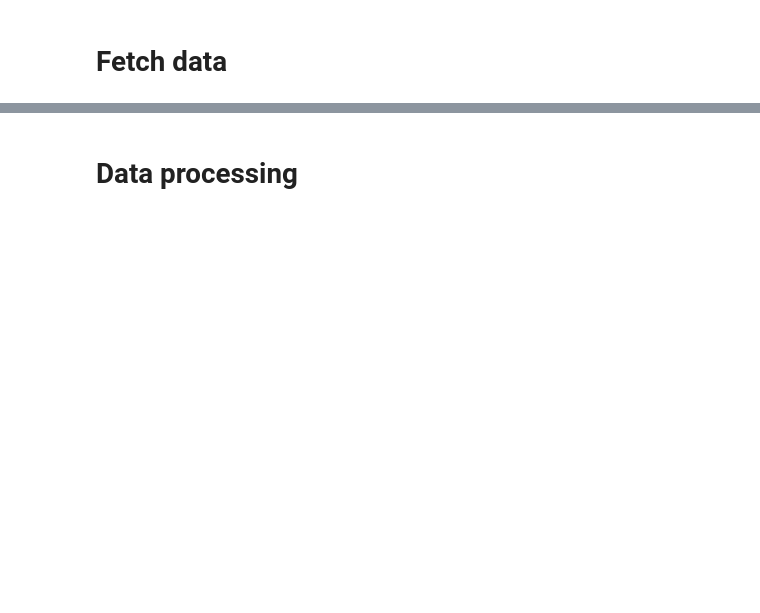
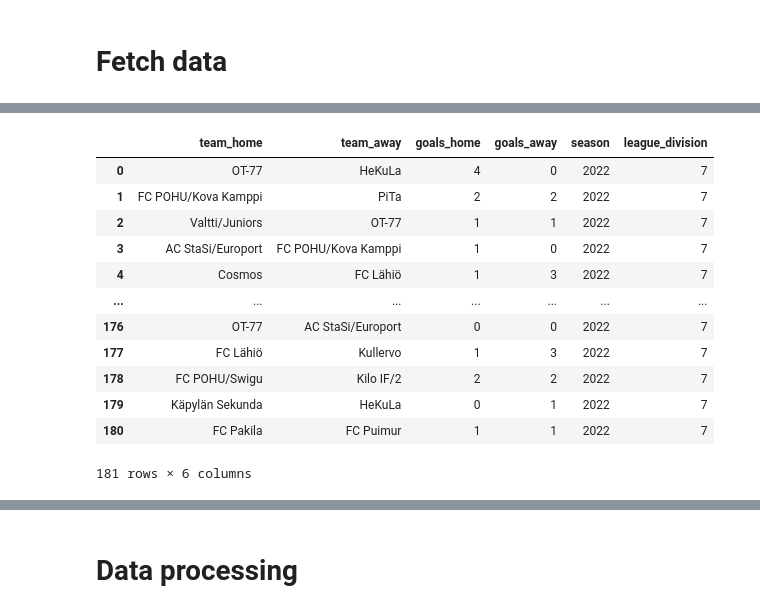
Before and after one commit to jaksticks/match_prediction, a Jupyter notebook: notebooks/palloliitto_big_scrape.ipynb, the cells around one changed output, grey strips where cells are left out. Cells and saved outputs as stored; diff of their text form; code cells hidden in the pictures; blank space fills up the shorter version.

```diff
--- a/notebooks/palloliitto_big_scrape.ipynb
+++ b/notebooks/palloliitto_big_scrape.ipynb
@@ -242,0 +108,22 @@ df.to_csv('../data/results/finland_6_7_divisions_results_2023_2025.csv', index=F
+# %%
+driver = initialize_webdriver(f'https://tulospalvelu.palloliitto.fi/category/M7!etejp22/results') # all results
+scroll_page(driver)
+# %%
+aux = get_results(driver)
+aux['season'] = '2022'
+aux['league_division'] = '7'
+aux
+# %% [output]
+|  | team_home | team_away | goals_home | goals_away | season | league_division |
+| 0 | OT-77 | HeKuLa | 4 | 0 | 2022 | 7 |
+| 1 | FC POHU/Kova Kamppi | PiTa | 2 | 2 | 2022 | 7 |
+| 2 | Valtti/Juniors | OT-77 | 1 | 1 | 2022 | 7 |
+| 3 | AC StaSi/Europort | FC POHU/Kova Kamppi | 1 | 0 | 2022 | 7 |
+| 4 | Cosmos | FC Lähiö | 1 | 3 | 2022 | 7 |
+| ... | ... | ... | ... | ... | ... | ... |
+| 176 | OT-77 | AC StaSi/Europort | 0 | 0 | 2022 | 7 |
+| 177 | FC Lähiö | Kullervo | 1 | 3 | 2022 | 7 |
+| 178 | FC POHU/Swigu | Kilo IF/2 | 2 | 2 | 2022 | 7 |
+| 179 | Käpylän Sekunda | HeKuLa | 0 | 1 | 2022 | 7 |
+| 180 | FC Pakila | FC Puimur | 1 | 1 | 2022 | 7 |
+181 rows × 6 columns
```
Also changed, not shown: parts of 37 cells of this notebook, 20 other files.
